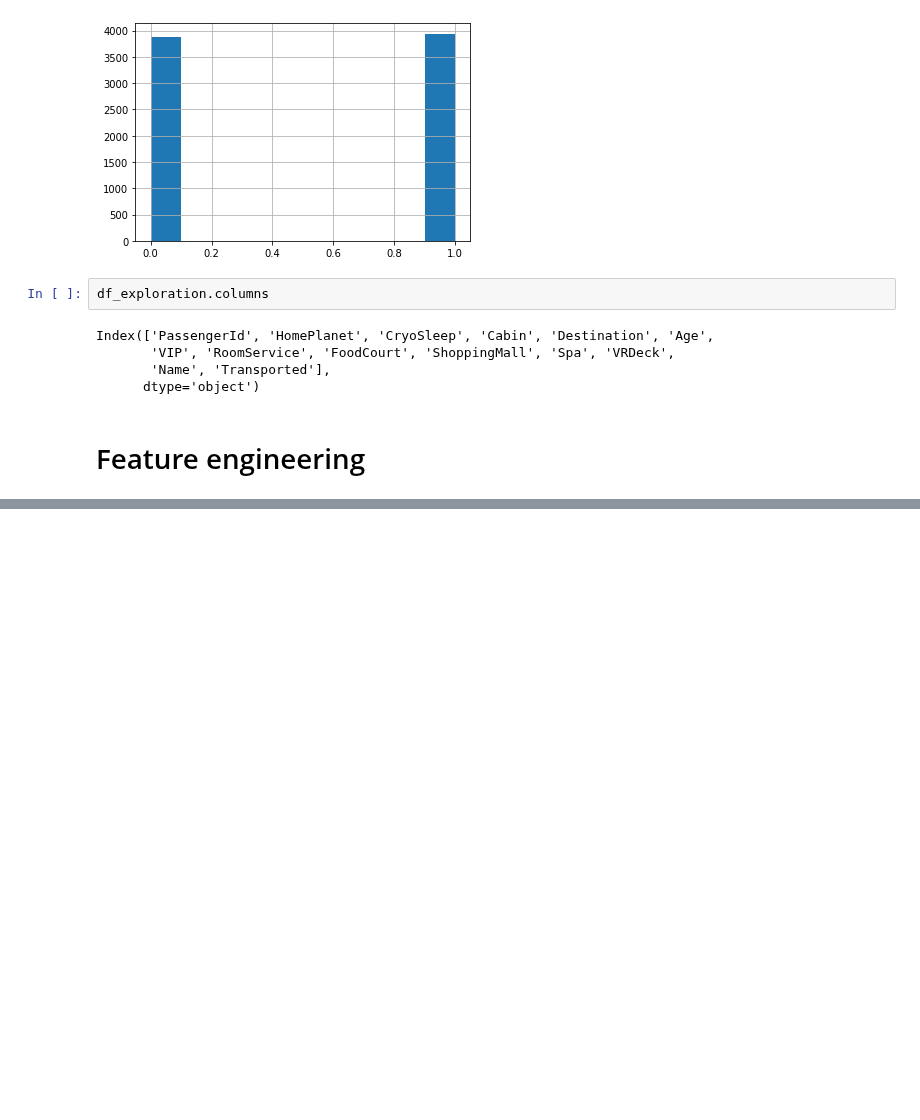
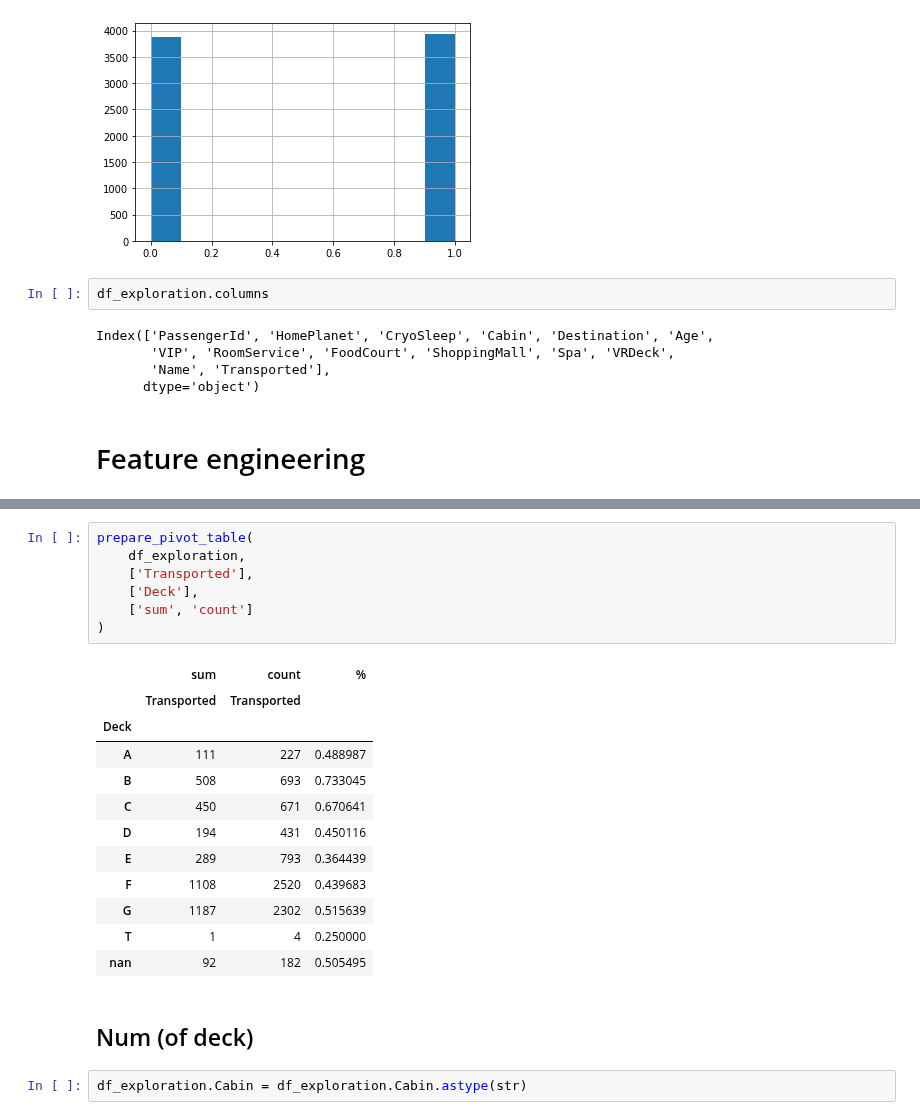
Before and after one commit to PashaIanko/Kaggle.Spaceship-Titanic, a Jupyter notebook: 1_data_exploration.ipynb, the cells around one changed output, grey strips where cells are left out. Drawn from its saved outputs; the diff is of its cells as text; blank space fills up the shorter version.

```diff
--- a/1_data_exploration.ipynb
+++ b/1_data_exploration.ipynb
@@ -538 +550,25 @@ Index(['PassengerId', 'HomePlanet', 'CryoSleep', 'Cabin', 'Destination', 'Age',
+# %%
+prepare_pivot_table(
+    df_exploration,
+    ['Transported'],
+    ['Deck'],
+    ['sum', 'count']
+)
+# %% [output]
+|  | sum | count | % |
+|  | Transported | Transported |  |
+| Deck |  |  |  |
+| A | 111 | 227 | 0.488987 |
+| B | 508 | 693 | 0.733045 |
+| C | 450 | 671 | 0.670641 |
+| D | 194 | 431 | 0.450116 |
+| E | 289 | 793 | 0.364439 |
+| F | 1108 | 2520 | 0.439683 |
+| G | 1187 | 2302 | 0.515639 |
+| T | 1 | 4 | 0.250000 |
+| nan | 92 | 182 | 0.505495 |
+# %% [markdown]
+## Num (of deck)
+# %%
+df_exploration.Cabin = df_exploration.Cabin.astype(str)
 # %%
```
Also changed, not shown: parts of 12 cells of this notebook.
